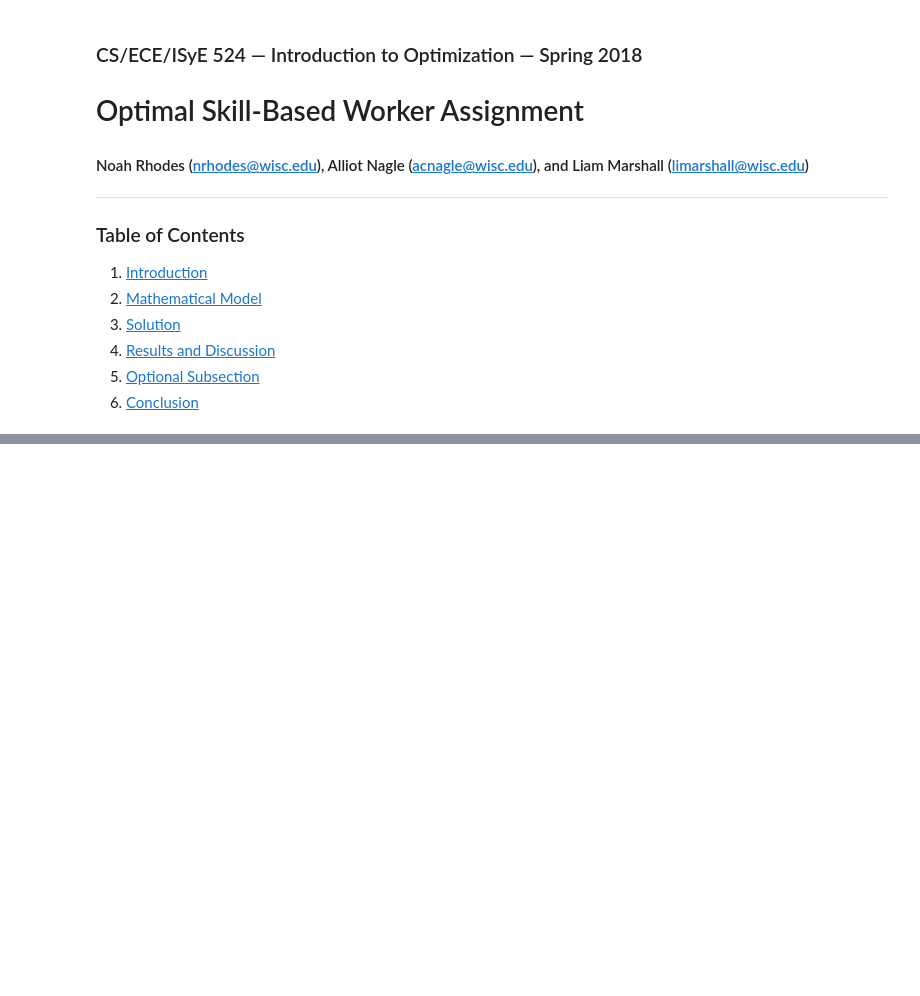
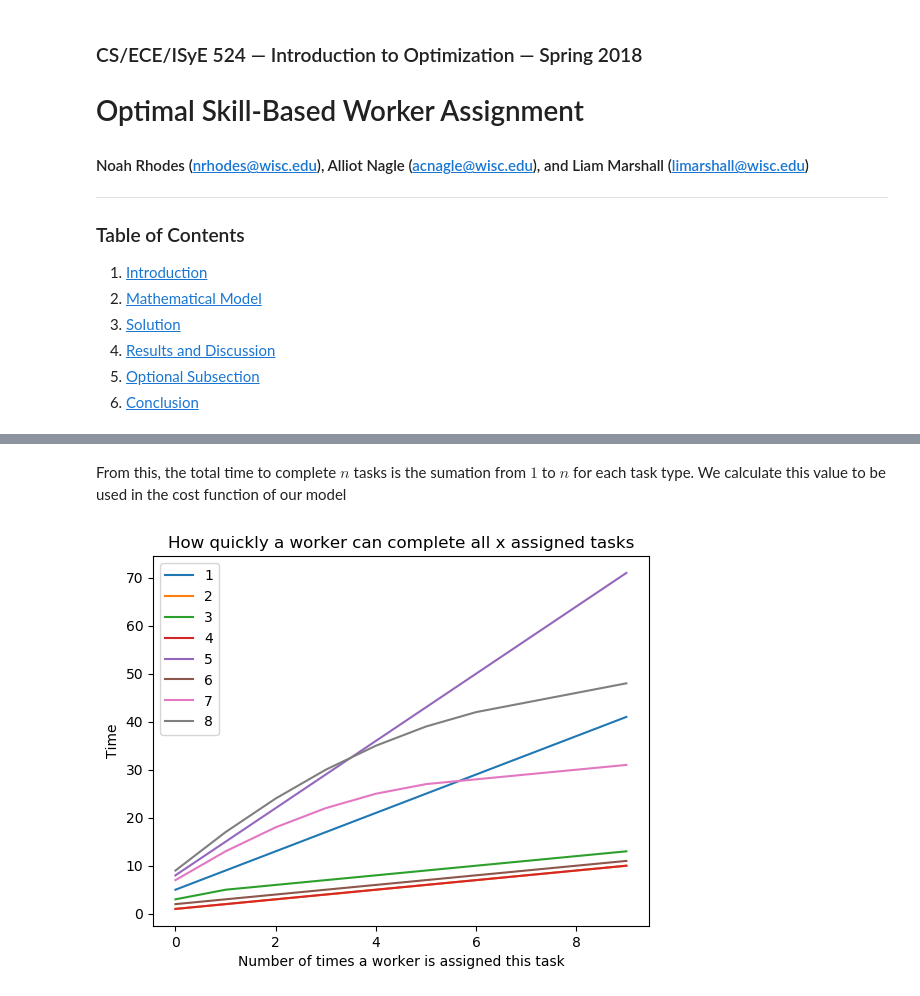
Before and after one commit to erinzm/ece524project, a Jupyter notebook: project.ipynb, the cells around one changed output, grey strips where cells are left out. Cells and saved outputs as stored; diff of their text form; code cells hidden in the pictures; blank space fills up the shorter version.

```diff
--- a/project.ipynb
+++ b/project.ipynb
@@ -83,0 +307,10 @@ For some quick tips on using $\LaTeX$, see [this cheat sheet](http://users.dicki
+# %% [markdown]
+From this, the total time to complete $n$ tasks is the sumation from $1$ to $n$ for each task type.  We calculate this value to be used in the cost function of our model
+# %%
+task_bundle_times = [sum(max(min_task_lengths[j], initial_task_lengths[j]-t) for t in 1:T) for j in 1:n_tasks, T in 1:horizon]
+
+plot(task_bundle_times')
+legend(1:n_tasks); xlabel("Number of times a worker is assigned this task"); ylabel("Time")
+title("How quickly a worker can complete all x assigned tasks");
+# %% [output]
+[figure, added]
```
Also changed, not shown: parts of 24 cells of this notebook, 3 other files.
